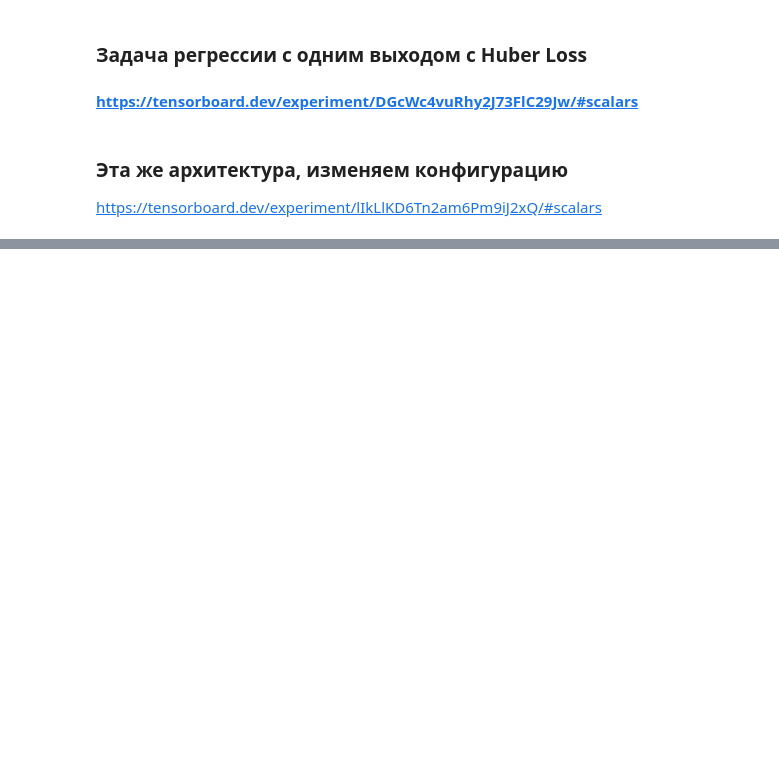
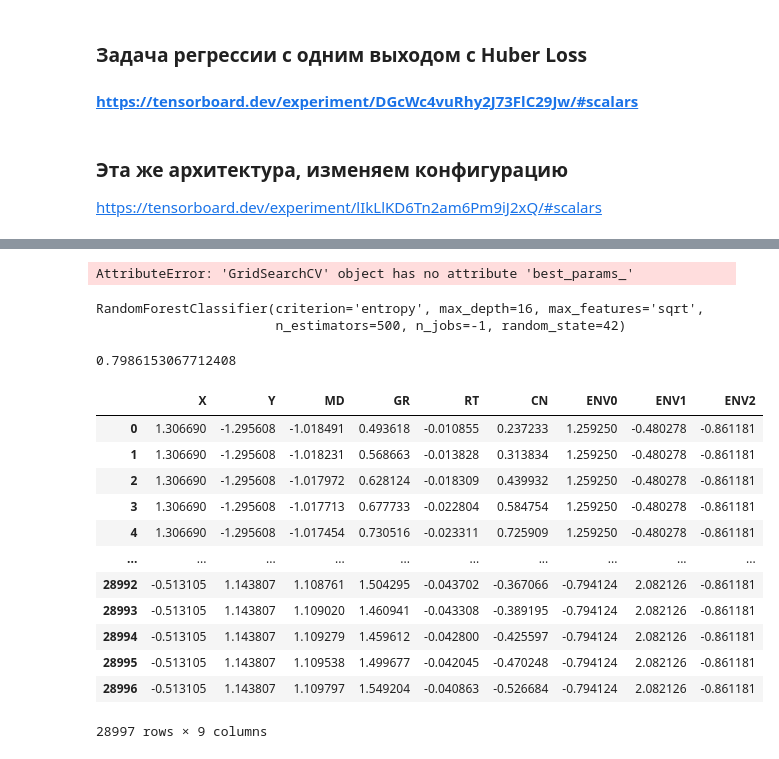
Before and after one commit to AAYamoldin/TrainingPrograms, a Jupyter notebook: Python/ITMO_Applied _AI_Challenge_Oil_and_Gas_Industry_Case_hackathon/solution/solution.ipynb, the cells around one changed output, grey strips where cells are left out. Drawn from its saved outputs; the diff is of its cells as text; code cells hidden in the pictures; blank space fills up the shorter version.

```diff
--- a/Python/ITMO_Applied _AI_Challenge_Oil_and_Gas_Industry_Case_hackathon/solution/solution.ipynb
+++ b/Python/ITMO_Applied _AI_Challenge_Oil_and_Gas_Industry_Case_hackathon/solution/solution.ipynb
@@ -1052,0 +1034,4 @@ for e in tqdm(range(1, EPOCHS+1)):
+# %%
+CV_rfc.best_params_
+# %% [output]
+AttributeError: 'GridSearchCV' object has no attribute 'best_params_'
@@ -1052,0 +1041,28 @@ for e in tqdm(range(1, EPOCHS+1)):
+# %%
+rfc1.fit(X_corr_train, y_corr_train)
+# %% [output]
+RandomForestClassifier(criterion='entropy', max_depth=16, max_features='sqrt',
+                       n_estimators=500, n_jobs=-1, random_state=42)
+# %%
+f1_score(y_corr_test,rfc1.predict(X_corr_test), average='macro' )
+# %% [output]
+0.7986153067712408
+# %%
+validation_dataset = validation_dataset.drop(['DEN'], axis=1)
+validation_dataset.iloc[:,:] = scaler_corr.transform(validation_dataset.iloc[:,:])
+# %%
+validation_dataset
+# %% [output]
+|  | X | Y | MD | GR | RT | CN | ENV0 | ENV1 | ENV2 |
+| 0 | 1.306690 | -1.295608 | -1.018491 | 0.493618 | -0.010855 | 0.237233 | 1.259250 | -0.480278 | -0.861181 |
+| 1 | 1.306690 | -1.295608 | -1.018231 | 0.568663 | -0.013828 | 0.313834 | 1.259250 | -0.480278 | -0.861181 |
+| 2 | 1.306690 | -1.295608 | -1.017972 | 0.628124 | -0.018309 | 0.439932 | 1.259250 | -0.480278 | -0.861181 |
+| 3 | 1.306690 | -1.295608 | -1.017713 | 0.677733 | -0.022804 | 0.584754 | 1.259250 | -0.480278 | -0.861181 |
+| 4 | 1.306690 | -1.295608 | -1.017454 | 0.730516 | -0.023311 | 0.725909 | 1.259250 | -0.480278 | -0.861181 |
+| ... | ... | ... | ... | ... | ... | ... | ... | ... | ... |
+| 28992 | -0.513105 | 1.143807 | 1.108761 | 1.504295 | -0.043702 | -0.367066 | -0.794124 | 2.082126 | -0.861181 |
+| 28993 | -0.513105 | 1.143807 | 1.109020 | 1.460941 | -0.043308 | -0.389195 | -0.794124 | 2.082126 | -0.861181 |
+| 28994 | -0.513105 | 1.143807 | 1.109279 | 1.459612 | -0.042800 | -0.425597 | -0.794124 | 2.082126 | -0.861181 |
+| 28995 | -0.513105 | 1.143807 | 1.109538 | 1.499677 | -0.042045 | -0.470248 | -0.794124 | 2.082126 | -0.861181 |
+| 28996 | -0.513105 | 1.143807 | 1.109797 | 1.549204 | -0.040863 | -0.526684 | -0.794124 | 2.082126 | -0.861181 |
+28997 rows × 9 columns
```
Also changed, not shown: parts of 57 cells of this notebook, 54 other files.
